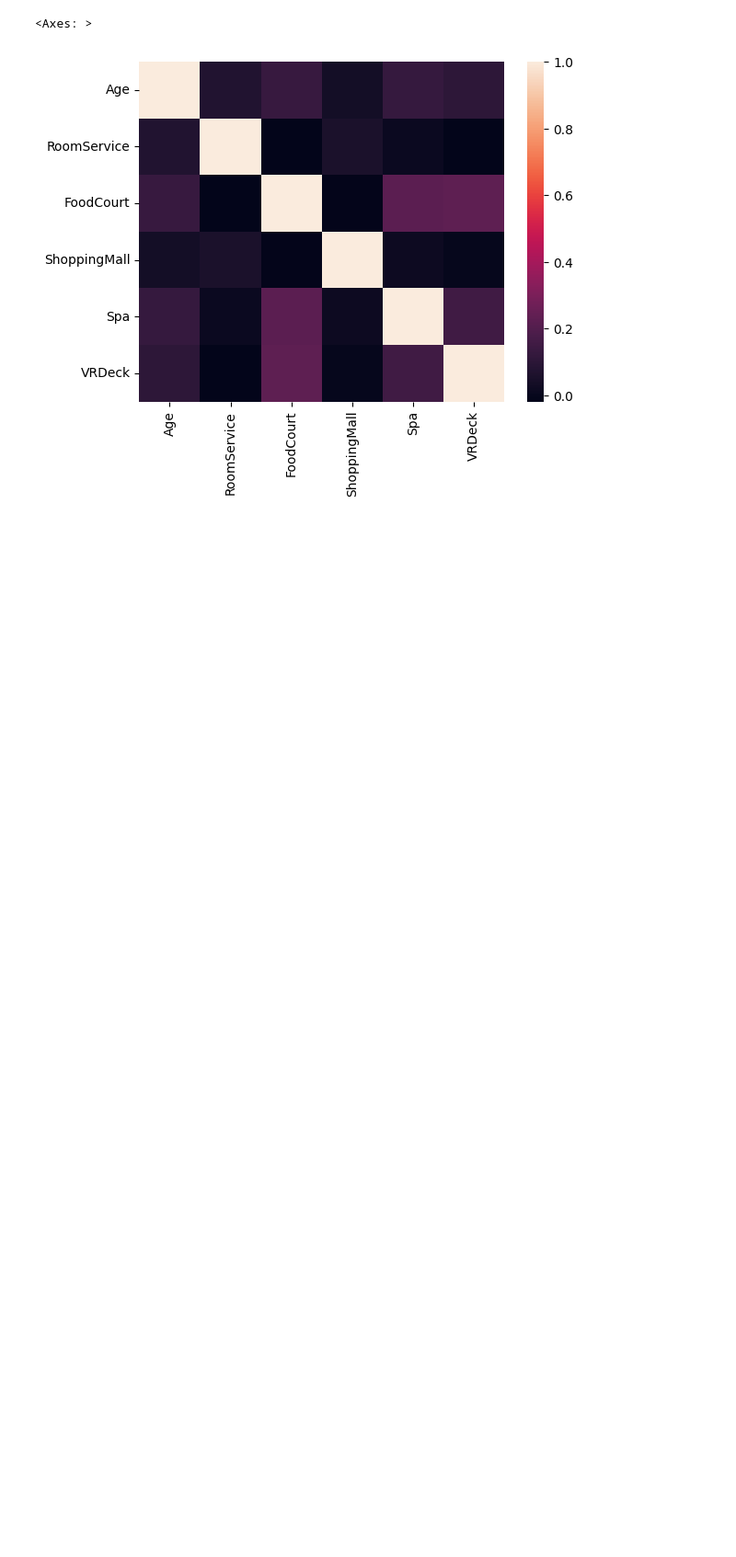
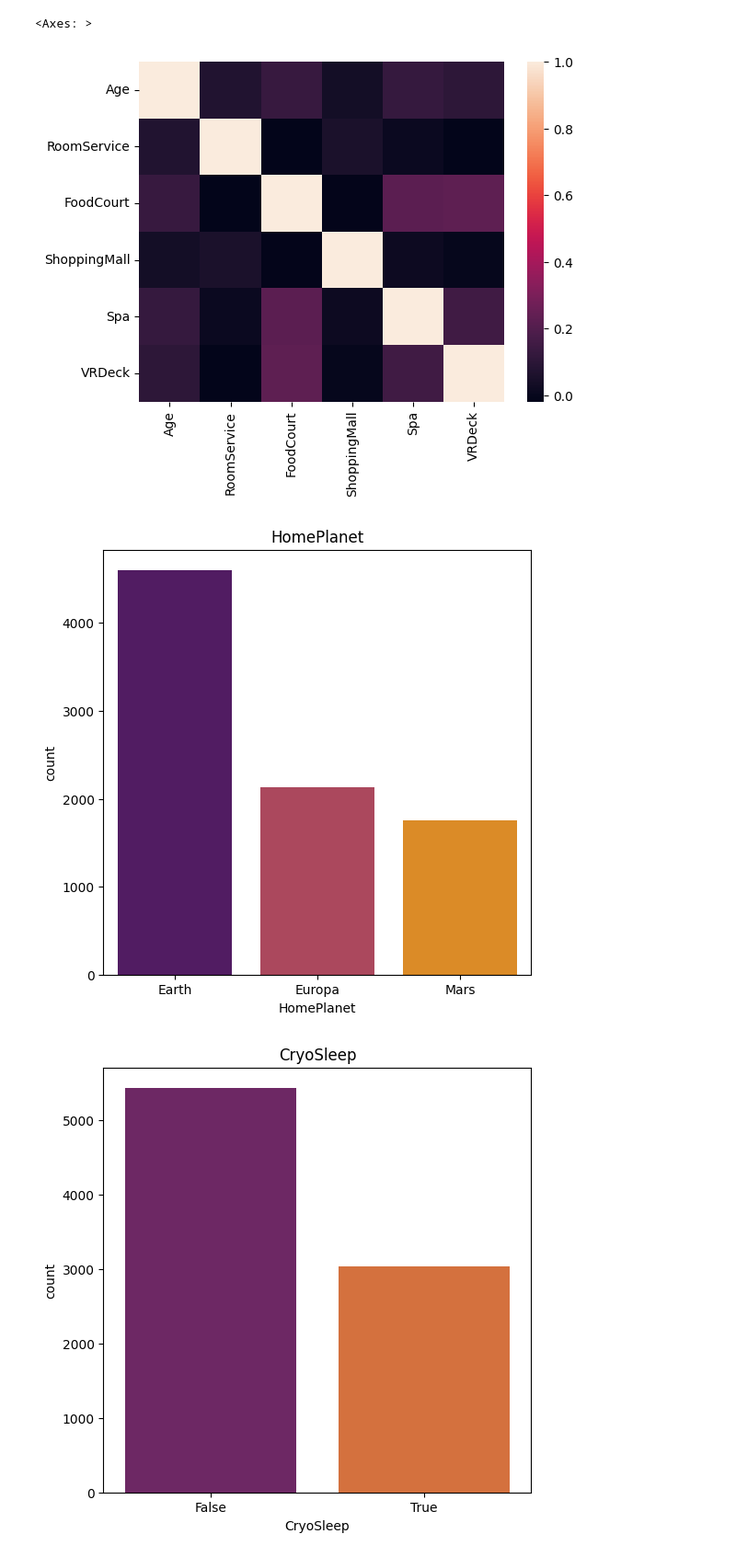
Before and after one commit to RazerP4antom/data-analysis, a Jupyter notebook: Spaceship Titanic/notebook5.ipynb, the cells around one changed output. Shown at 92% size. Saved outputs shown, nothing was run; the diff lists cells and outputs as text; code cells hidden in the pictures; blank space fills up the shorter version.

```diff
--- a/Spaceship Titanic/notebook5.ipynb
+++ b/Spaceship Titanic/notebook5.ipynb
@@ -78,3 +78,12 @@ Spa           0.153821
 VRDeck        1.000000
 <Axes: >
 [figure]
+# %%
+#value count chart for categorical variables
+for i in df_cat.columns:
+    plt.figure(figsize=(6,6))
+    sns.countplot(data=df_cat, x=df_cat[i], palette='inferno', order=df_cat[i].value_counts().index).set_title(i)
+    plt.show()
+# %% [output]
+[figure, added]
+[figure, added]
```
Also changed, not shown: parts of 1 cell of this notebook.
